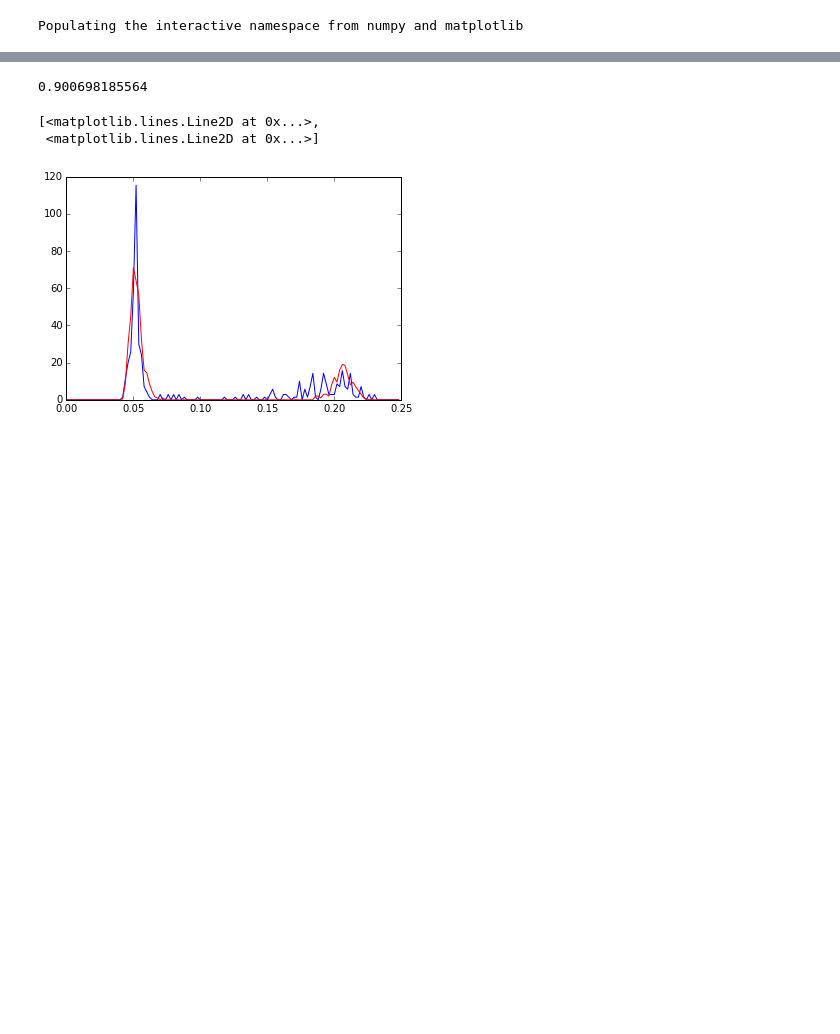
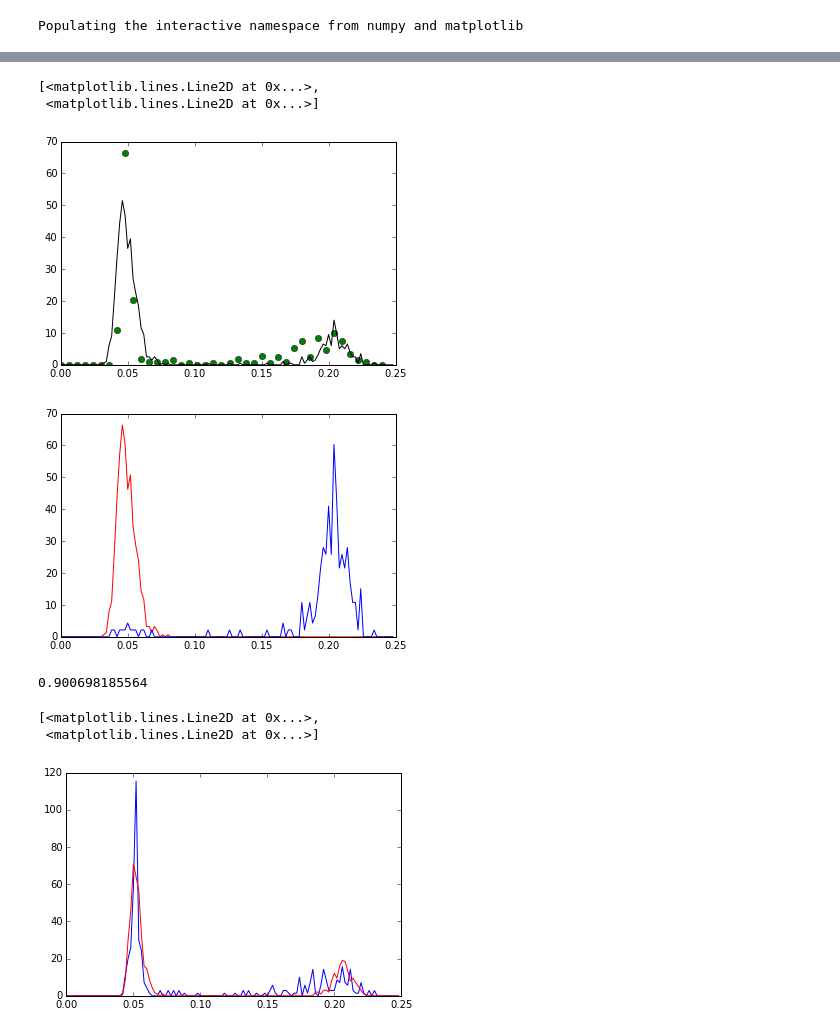
Before and after one commit to DanielKeith93/Python_Notebooks, a Jupyter notebook: Practice/Fitting.ipynb, the cells around one changed output, grey strips where cells are left out. Drawn from its saved outputs; the diff is of its cells as text; code cells hidden in the pictures; blank space fills up the shorter version.

```diff
--- a/Practice/Fitting.ipynb
+++ b/Practice/Fitting.ipynb
@@ -55,7 +62,7 @@ plot( x[:-1], y)
 # %%
 #define parameters
-fs = 20000
-lowcut = 10000.0
+fs = 9000
+lowcut = 1000.0
 T = 0.2
 nsamples = T * fs
 N_0 = 0.32
@@ -125,20 +132,37 @@ def gen_wav3( N ):
         t_in = - log( r_in * 0.001 ) * t_in
         t_out = - log( r_out * 0.001 ) * t_out
         if charge == 0:
-            N_up.append( max( bessel_lowpass_filter(sqr_pulse( charge, time1, t_out, t_in, deltaI ) + A_n * random.normal( 0, 1, points ), lowcut,fs, order=8)) )
+            N_up.append( max( bessel_lowpass_filter(sqr_pulse( charge, time1, t_out, t_in, deltaI+0.005 ) + A_n * random.normal( 0, 1, points ), lowcut,fs, order=8)) -0.005 )
             up += 1
         else:
-            N_down.append( max( bessel_lowpass_filter(sqr_pulse( charge, time1, t_out, t_in, deltaI ) + A_n * random.normal( 0, 1, points ), lowcut,fs, order=8)) )
+            N_down.append( max( bessel_lowpass_filter(sqr_pulse( charge, time1, t_out, t_in, deltaI+0.005 ) + A_n * random.normal( 0, 1, points ), lowcut,fs, order=8)) -0.005 )
             down += 1
-    hist( N_down, bars, histtype = 'step', normed = True )
-    hist( N_up, bars, histtype = 'step', normed = True )
-    values_d, bins_d, _ = plt.hist(N_down, bars, histtype = 'step', normed = True)
-    values_u, bins_u, _ = plt.hist(N_up, bars, histtype = 'step', normed = True)
+    #hist( N_down, bars, histtype = 'step', normed = True )
+    #hist( N_up, bars, histtype = 'step', normed = True )
+    #values_d, bins_d, _ = plt.hist(N_down, bars, histtype = 'step', normed = True)
+    #values_u, bins_u, _ = plt.hist(N_up, bars, histtype = 'step', normed = True)
 
-    print up
-    print down
+    values_u, bins_u = histogram(N_up, bins=arange(0, 0.25 + 0.002, 0.002), normed = True)
+    values_d, bins_d = histogram(N_down, bins=arange(0, 0.25 + 0.002, 0.002), normed = True)
+    values, bins = histogram(N_down + N_up, bins=arange(0, 0.25 + 0.002, 0.002), normed = True)
 
-    return values_d, bins_d, values_u, bins_u
+
+    #print up
+    #print down
+
+    return values_d, bins_d, values_u, bins_u, values, bins
+# %%
+N_0 = 0.25
+A_n = 0.05
+h, i, j, k, l ,m = gen_wav3( 1000 )
+plot( x[:-1], y, 'go', m[:-1], l, 'k' )
+figure()
+plot( i[:-1], h, 'r', k[:-1], j, 'b',  )
+# %% [output]
+[<matplotlib.lines.Line2D at 0x...>,
+ <matplotlib.lines.Line2D at 0x...>]
+[figure, added]
+[figure, added]
 # %%
 import time
 start = time.clock()
```
Also changed, not shown: parts of 3 cells of this notebook, 8 other files.
